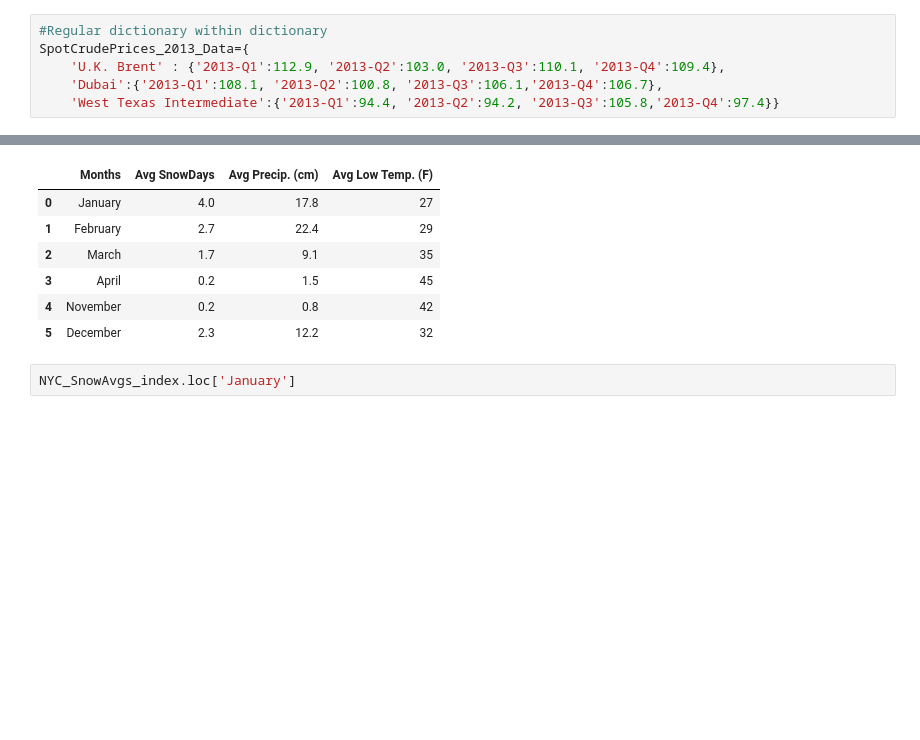
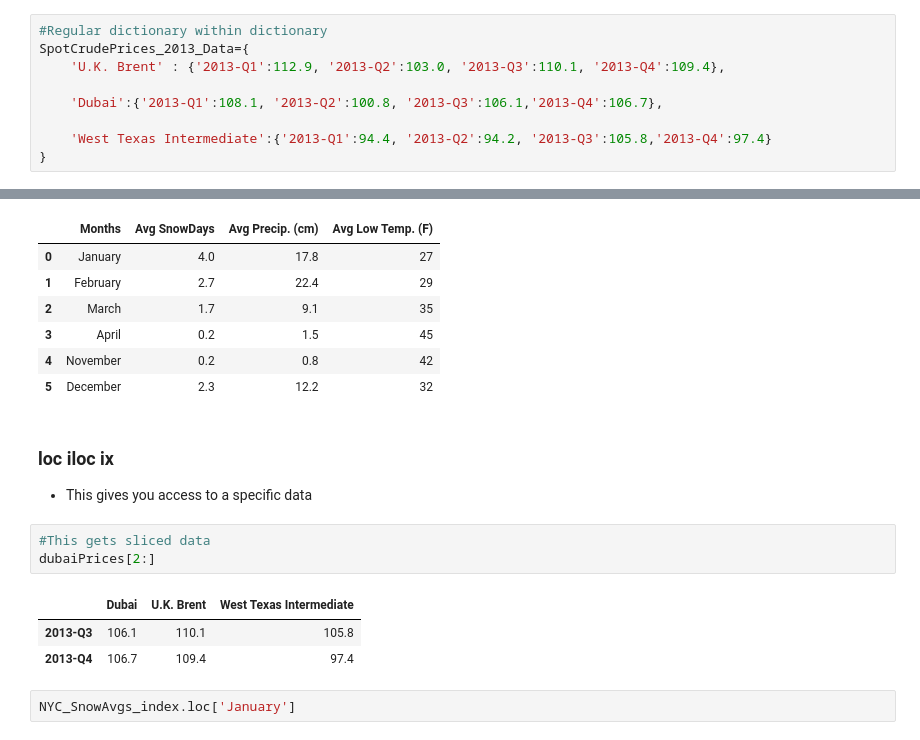
Before and after one commit to edyoda/data-science-ml-foundation-10, a Jupyter notebook: New-5 Pandas - Indexing & Selecting.ipynb, the cells around one changed output, grey strips where cells are left out. Cells and saved outputs as stored; diff of their text form; blank space fills up the shorter version.

```diff
--- a/New-5 Pandas - Indexing & Selecting.ipynb
+++ b/New-5 Pandas - Indexing & Selecting.ipynb
@@ -2,8 +2,11 @@
 #Regular dictionary within dictionary
 SpotCrudePrices_2013_Data={
     'U.K. Brent' : {'2013-Q1':112.9, '2013-Q2':103.0, '2013-Q3':110.1, '2013-Q4':109.4},
+
     'Dubai':{'2013-Q1':108.1, '2013-Q2':100.8, '2013-Q3':106.1,'2013-Q4':106.7},
-    'West Texas Intermediate':{'2013-Q1':94.4, '2013-Q2':94.2, '2013-Q3':105.8,'2013-Q4':97.4}}
+
+    'West Texas Intermediate':{'2013-Q1':94.4, '2013-Q2':94.2, '2013-Q3':105.8,'2013-Q4':97.4}
+}
 # %%
 import pandas as pd
 # %%
@@ -170,6 +192,16 @@ NYC_SnowAvgs
 | 3 | April | 0.2 | 1.5 | 45 |
 | 4 | November | 0.2 | 0.8 | 42 |
 | 5 | December | 2.3 | 12.2 | 32 |
+# %% [markdown]
+### loc iloc ix
+* This gives you access to a specific data
+# %%
+#This gets sliced data
+dubaiPrices[2:]
+# %% [output]
+|  | Dubai | U.K. Brent | West Texas Intermediate |
+| 2013-Q3 | 106.1 | 110.1 | 105.8 |
+| 2013-Q4 | 106.7 | 109.4 | 97.4 |
 # %%
 NYC_SnowAvgs_index.loc['January']
 # %% [output]
```
Also changed, not shown: parts of 14 cells of this notebook.
